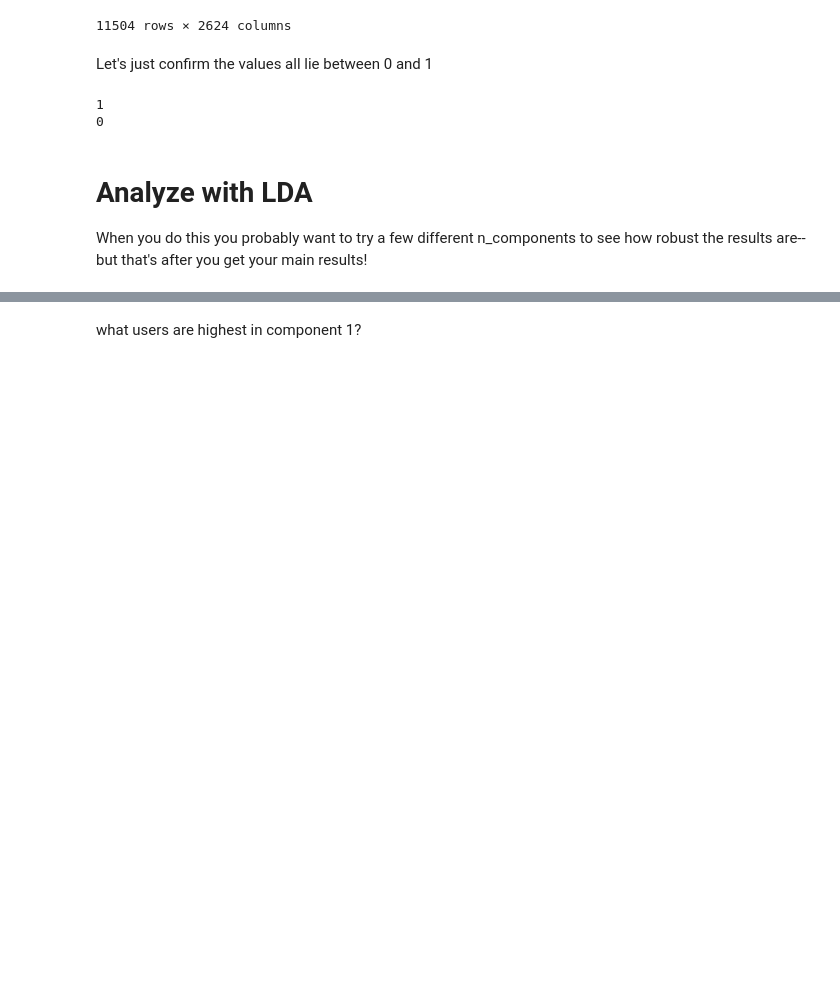
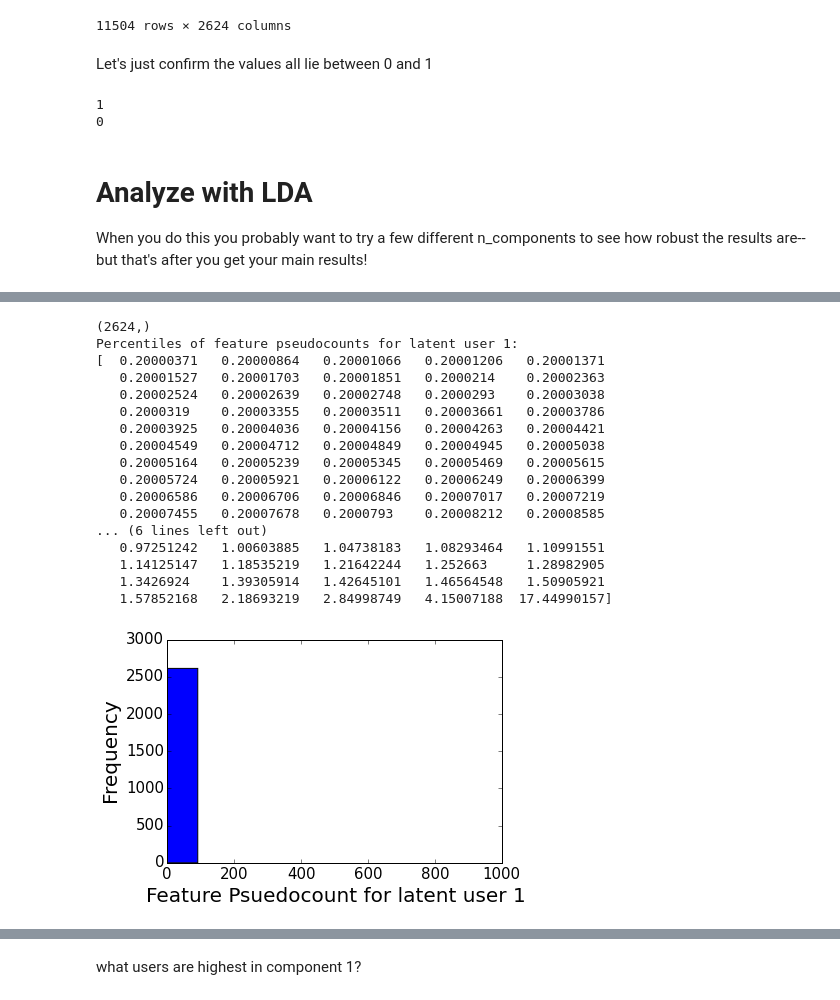
Before and after one commit to Chaostremor/cos424-s2019-OKCupid, a Jupyter notebook: SampleAnalysis.ipynb, the cells around one changed output, grey strips where cells are left out. Saved outputs shown, nothing was run; the diff lists cells and outputs as text; code cells hidden in the pictures; blank space fills up the shorter version.

```diff
--- a/SampleAnalysis.ipynb
+++ b/SampleAnalysis.ipynb
@@ -319,0 +328,34 @@ plt.show()
+# %%
+# lu1 is the vector of "pseudocounts": number of times a feature would be yes for latent user 1.
+
+lu1 = latent_users[0, :]
+print lu1.shape
+
+print "Percentiles of feature pseudocounts for latent user 1:"
+print np.percentile(lu1, np.arange(0,100,1))
+
+plt.figure()
+plt.hist(lu1)
+plt.xlabel("Feature Psuedocount for latent user 1", fontsize=20)
+plt.ylabel("Frequency", fontsize=20)
+plt.tick_params(labelsize=15)
+plt.show()
+# %% [output]
+(2624,)
+Percentiles of feature pseudocounts for latent user 1:
+[  0.20000371   0.20000864   0.20001066   0.20001206   0.20001371
+   0.20001527   0.20001703   0.20001851   0.2000214    0.20002363
+   0.20002524   0.20002639   0.20002748   0.2000293    0.20003038
+   0.2000319    0.20003355   0.20003511   0.20003661   0.20003786
+   0.20003925   0.20004036   0.20004156   0.20004263   0.20004421
+   0.20004549   0.20004712   0.20004849   0.20004945   0.20005038
+   0.20005164   0.20005239   0.20005345   0.20005469   0.20005615
+   0.20005724   0.20005921   0.20006122   0.20006249   0.20006399
+   0.20006586   0.20006706   0.20006846   0.20007017   0.20007219
+   0.20007455   0.20007678   0.2000793    0.20008212   0.20008585
+... (6 lines left out)
+   0.97251242   1.00603885   1.04738183   1.08293464   1.10991551
+   1.14125147   1.18535219   1.21642244   1.252663     1.28982905
+   1.3426924    1.39305914   1.42645101   1.46564548   1.50905921
+   1.57852168   2.18693219   2.84998749   4.15007188  17.44990157]
+[figure, added]
```
Also changed, not shown: parts of 20 cells of this notebook.
